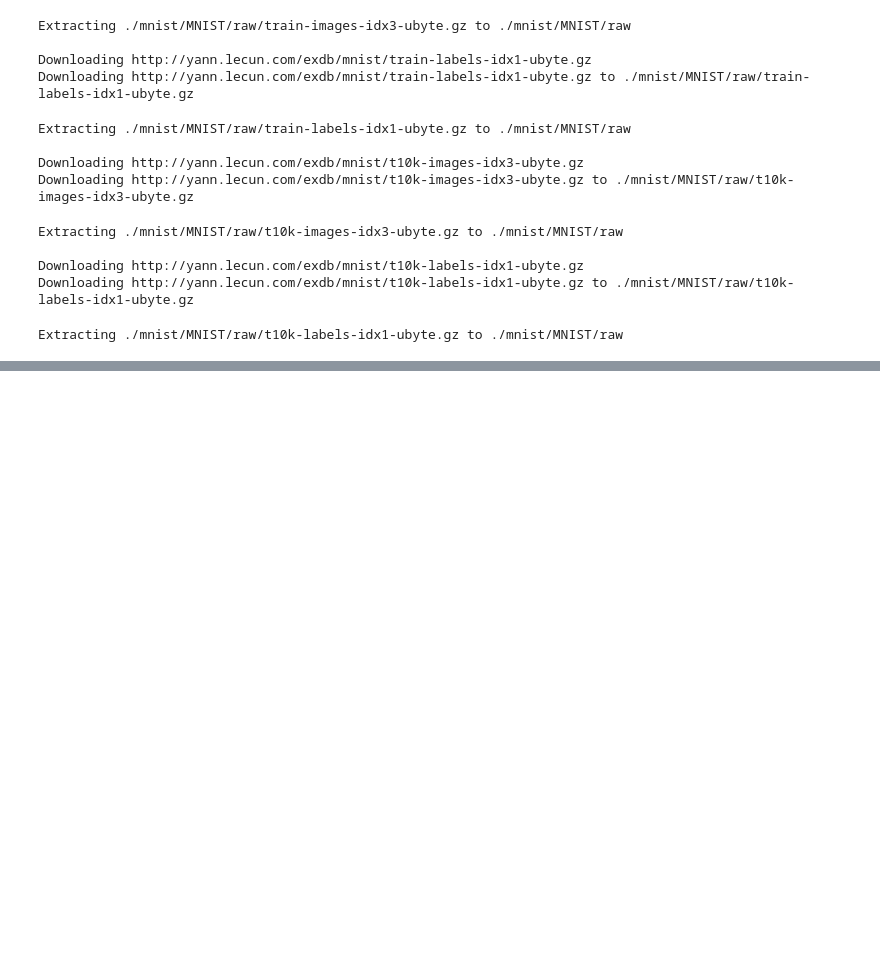
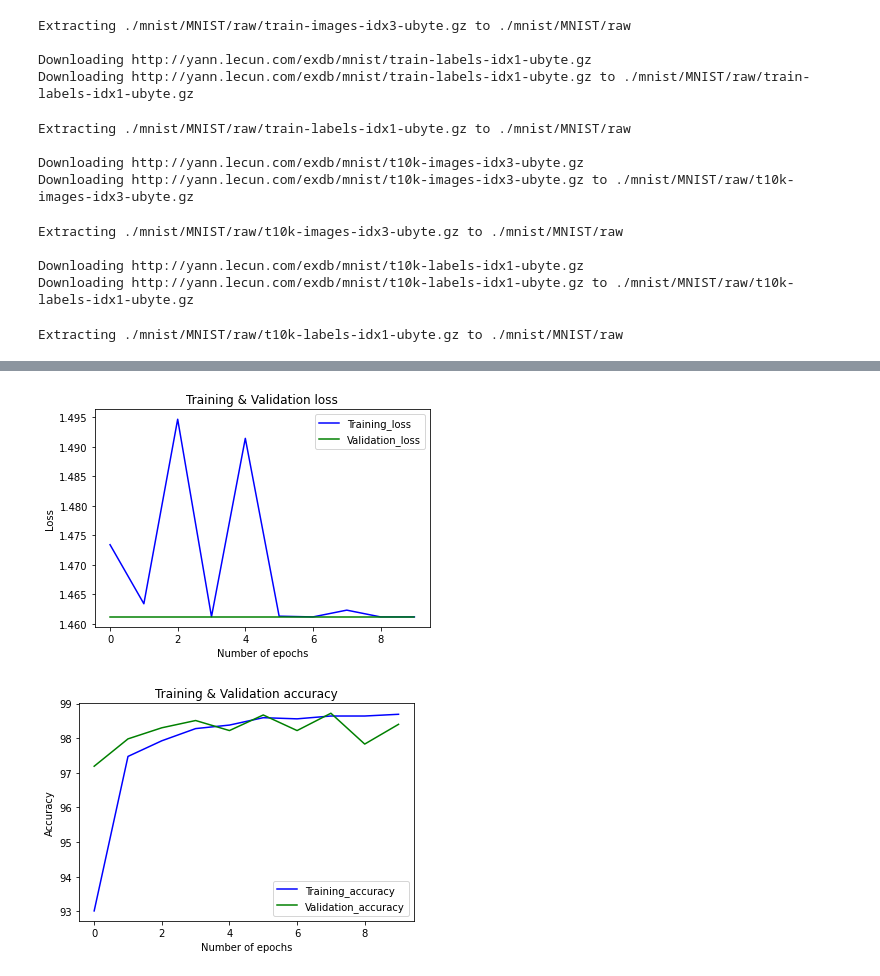
Before and after one commit to bella0826/MNIST, a Jupyter notebook: MNIST_torch.ipynb, the cells around one changed output, grey strips where cells are left out. Drawn from its saved outputs; the diff is of its cells as text; code cells hidden in the pictures; blank space fills up the shorter version.

```diff
--- a/MNIST_torch.ipynb
+++ b/MNIST_torch.ipynb
@@ -96,6 +121,6 @@ def test(model,test_loader,criterion):
 cnn = Model()
 optimizer = optim.Adam(cnn.parameters(),lr=LR)
 criterion = nn.CrossEntropyLoss()
-train(cnn,train_loader,optimizer,criterion,EPOCHS)
+train_loss_his, train_acc_his, val_loss_his, val_acc_loss = train(cnn,train_loader,optimizer,criterion,EPOCHS)
 test(cnn,test_loader,criterion)
 # %% [output]
@@ -118,0 +160,18 @@ Test set: Average loss: 0.0462, Accuracy: 9842/10000 (98%)
+# %%
+plt.plot(range(EPOCHS), train_loss_his, 'b-', label='Training_loss')
+plt.plot(range(EPOCHS), val_loss_his, 'g-', label='Validation_loss')
+plt.title('Training & Validation loss')
+plt.xlabel('Number of epochs')
+plt.ylabel('Loss')
+plt.legend()
+plt.show()
+plt.plot(range(EPOCHS), train_acc_his, 'b-', label='Training_accuracy')
+plt.plot(range(EPOCHS), val_acc_loss, 'g-', label='Validation_accuracy')
+plt.title('Training & Validation accuracy')
+plt.xlabel('Number of epochs')
+plt.ylabel('Accuracy')
+plt.legend()
+plt.show()
+# %% [output]
+[figure, added]
+[figure, added]
```
Also changed, not shown: parts of 4 cells of this notebook.
